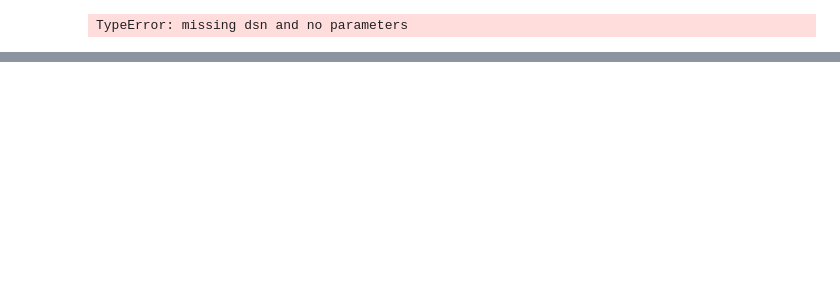
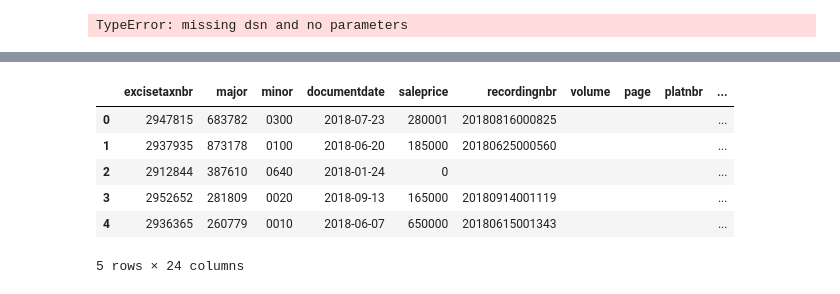
Before and after one commit to hoffm386/housing-price-statistical-analysis, a Jupyter notebook: data/02_csv_to_sql_exploration.ipynb, the cells around one changed output, grey strips where cells are left out. Saved outputs shown, nothing was run; the diff lists cells and outputs as text; code cells hidden in the pictures; blank space fills up the shorter version.

```diff
--- a/data/02_csv_to_sql_exploration.ipynb
+++ b/data/02_csv_to_sql_exploration.ipynb
@@ -20,0 +237,10 @@ conn.close()
+# %%
+pd.read_sql_query("SELECT * FROM sales WHERE date_part('year', DocumentDate) = 2018 LIMIT 5;", conn)
+# %% [output]
+|  | excisetaxnbr | major | minor | documentdate | saleprice | recordingnbr | volume | page | platnbr | ... |
+| 0 | 2947815 | 683782 | 0300 | 2018-07-23 | 280001 | 20180816000825 |  |  |  | ... |
+| 1 | 2937935 | 873178 | 0100 | 2018-06-20 | 185000 | 20180625000560 |  |  |  | ... |
+| 2 | 2912844 | 387610 | 0640 | 2018-01-24 | 0 |  |  |  |  | ... |
+| 3 | 2952652 | 281809 | 0020 | 2018-09-13 | 165000 | 20180914001119 |  |  |  | ... |
+| 4 | 2936365 | 260779 | 0010 | 2018-06-07 | 650000 | 20180615001343 |  |  |  | ... |
+5 rows × 24 columns
```
Also changed, not shown: parts of 52 cells of this notebook, 1 other file.
